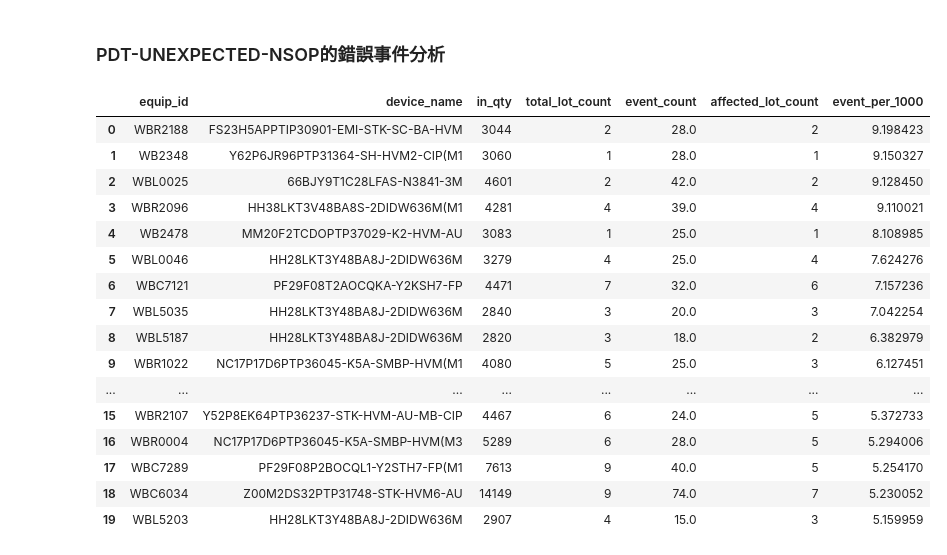
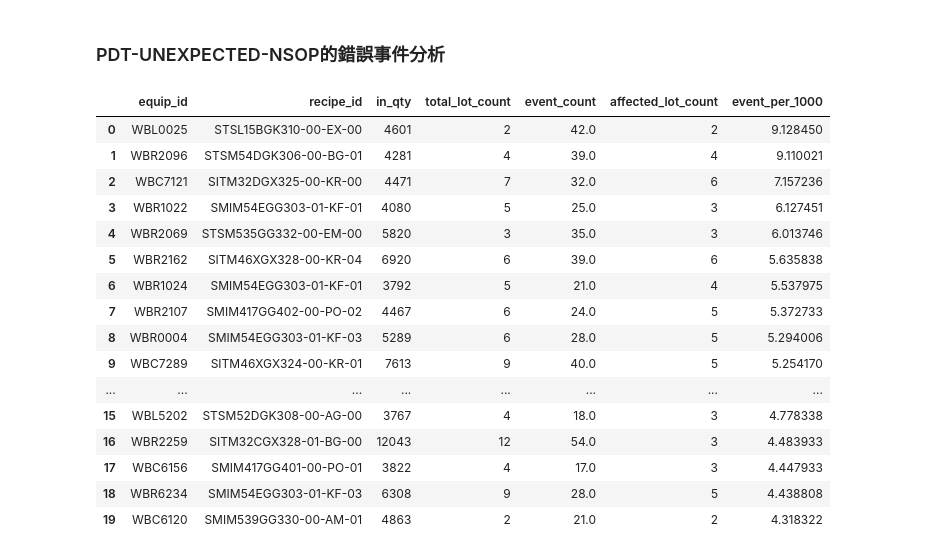
Before and after one commit to aceaceace123/test0804, a Jupyter notebook: WBMachine_ErrorEventAnalyze.ipynb, the cells around one changed output. Saved outputs shown, nothing was run; the diff lists cells and outputs as text; code cells hidden in the pictures.

```diff
--- a/WBMachine_ErrorEventAnalyze.ipynb
+++ b/WBMachine_ErrorEventAnalyze.ipynb
@@ -835,7 +836,7 @@ event = "PDT-UNEXPECTED-NSOP"
 event_count_summary_PDT_UNEXPECTED_NSOP = (
     df[df["eventmessage"] == event]
     .groupby(
-        ["equip_id", "device_name"],
+        ["equip_id", "recipe_id"],
         as_index=False,
         dropna=False
     )
@@ -855,7 +856,7 @@ production_run_summary_PDT_UNEXPECTED_NSOP = (
             "step_id",
             "lot_id",
             "equip_id",
-            "device_name"
+            "recipe_id"
         ],
         as_index=False,
         dropna=False
@@ -871,7 +872,7 @@ production_run_summary_PDT_UNEXPECTED_NSOP = (
 production_summary_PDT_UNEXPECTED_NSOP = (
     production_run_summary_PDT_UNEXPECTED_NSOP
     .groupby(
-        ["equip_id", "device_name"],
+        ["equip_id", "recipe_id"],
         as_index=False,
         dropna=False
     )
@@ -886,7 +887,7 @@ production_summary_PDT_UNEXPECTED_NSOP = (
 # --------------------------------------------------
 machine_device_summary_PDT_UNEXPECTED_NSOP = production_summary_PDT_UNEXPECTED_NSOP.merge(
     event_count_summary_PDT_UNEXPECTED_NSOP,
-    on=["equip_id", "device_name"],
+    on=["equip_id", "recipe_id"],
     how="left"
 )
 
@@ -914,50 +915,50 @@ machine_device_summary_PDT_UNEXPECTED_NSOP["event_per_1000"] = np.where(
 
 # --------------------------------------------------
 # 6. Lot 發生率
 # --------------------------------------------------
 # machine_device_summary["affected_lot_rate"] = np.where(
 #     machine_device_summary["total_lot_count"] > 0,
 #     machine_device_summary["affected_lot_count"]
 #     / machine_device_summary["total_lot_count"],
 #     np.nan
 # )
 
 # --------------------------------------------------
 # 7. 篩選掉太低的in_qty數量
 # --------------------------------------------------
 minimum_inqty_count_PDT_UNEXPECTED_NSOP=machine_device_summary_PDT_UNEXPECTED_NSOP['in_qty'].quantile(0.25)
 machine_device_summary_PDT_UNEXPECTED_NSOP=machine_device_summary_PDT_UNEXPECTED_NSOP[machine_device_summary_PDT_UNEXPECTED_NSOP['in_qty']>=minimum_inqty_count_PDT_UNEXPECTED_NSOP]
 # --------------------------------------------------
 # 8. 排序
 # --------------------------------------------------
 machine_device_summary_PDT_UNEXPECTED_NSOP = (
     machine_device_summary_PDT_UNEXPECTED_NSOP
     .sort_values(
         ["event_per_1000", "event_count"],
         ascending=[False, False]
     )
     .reset_index(drop=True)
 )
 
 machine_device_summary_PDT_UNEXPECTED_NSOP.head(20)
 # %% [output]
-|  | equip_id | device_name | in_qty | total_lot_count | event_count | affected_lot_count | event_per_1000 |
-| 0 | WBR2188 | FS23H5APPTIP30901-EMI-STK-SC-BA-HVM | 3044 | 2 | 28.0 | 2 | 9.198423 |
-| 1 | WB2348 | Y62P6JR96PTP31364-SH-HVM2-CIP(M1 | 3060 | 1 | 28.0 | 1 | 9.150327 |
-| 2 | WBL0025 | 66BJY9T1C28LFAS-N3841-3M | 4601 | 2 | 42.0 | 2 | 9.128450 |
-| 3 | WBR2096 | HH38LKT3V48BA8S-2DIDW636M(M1 | 4281 | 4 | 39.0 | 4 | 9.110021 |
-| 4 | WB2478 | MM20F2TCDOPTP37029-K2-HVM-AU | 3083 | 1 | 25.0 | 1 | 8.108985 |
-| 5 | WBL0046 | HH28LKT3Y48BA8J-2DIDW636M | 3279 | 4 | 25.0 | 4 | 7.624276 |
-| 6 | WBC7121 | PF29F08T2AOCQKA-Y2KSH7-FP | 4471 | 7 | 32.0 | 6 | 7.157236 |
-| 7 | WBL5035 | HH28LKT3Y48BA8J-2DIDW636M | 2840 | 3 | 20.0 | 3 | 7.042254 |
-| 8 | WBL5187 | HH28LKT3Y48BA8J-2DIDW636M | 2820 | 3 | 18.0 | 2 | 6.382979 |
-| 9 | WBR1022 | NC17P17D6PTP36045-K5A-SMBP-HVM(M1 | 4080 | 5 | 25.0 | 3 | 6.127451 |
+|  | equip_id | recipe_id | in_qty | total_lot_count | event_count | affected_lot_count | event_per_1000 |
+| 0 | WBL0025 | STSL15BGK310-00-EX-00 | 4601 | 2 | 42.0 | 2 | 9.128450 |
+| 1 | WBR2096 | STSM54DGK306-00-BG-01 | 4281 | 4 | 39.0 | 4 | 9.110021 |
+| 2 | WBC7121 | SITM32DGX325-00-KR-00 | 4471 | 7 | 32.0 | 6 | 7.157236 |
+| 3 | WBR1022 | SMIM54EGG303-01-KF-01 | 4080 | 5 | 25.0 | 3 | 6.127451 |
+| 4 | WBR2069 | STSM535GG332-00-EM-00 | 5820 | 3 | 35.0 | 3 | 6.013746 |
+| 5 | WBR2162 | SITM46XGX328-00-KR-04 | 6920 | 6 | 39.0 | 6 | 5.635838 |
+| 6 | WBR1024 | SMIM54EGG303-01-KF-01 | 3792 | 5 | 21.0 | 4 | 5.537975 |
+| 7 | WBR2107 | SMIM417GG402-00-PO-02 | 4467 | 6 | 24.0 | 5 | 5.372733 |
+| 8 | WBR0004 | SMIM54EGG303-01-KF-03 | 5289 | 6 | 28.0 | 5 | 5.294006 |
+| 9 | WBC7289 | SITM46XGX324-00-KR-01 | 7613 | 9 | 40.0 | 5 | 5.254170 |
 | ... | ... | ... | ... | ... | ... | ... | ... |
-| 15 | WBR2107 | Y52P8EK64PTP36237-STK-HVM-AU-MB-CIP | 4467 | 6 | 24.0 | 5 | 5.372733 |
-| 16 | WBR0004 | NC17P17D6PTP36045-K5A-SMBP-HVM(M3 | 5289 | 6 | 28.0 | 5 | 5.294006 |
-| 17 | WBC7289 | PF29F08P2BOCQL1-Y2STH7-FP(M1 | 7613 | 9 | 40.0 | 5 | 5.254170 |
-| 18 | WBC6034 | Z00M2DS32PTP31748-STK-HVM6-AU | 14149 | 9 | 74.0 | 7 | 5.230052 |
-| 19 | WBL5203 | HH28LKT3Y48BA8J-2DIDW636M | 2907 | 4 | 15.0 | 3 | 5.159959 |
+| 15 | WBL5202 | STSM52DGK308-00-AG-00 | 3767 | 4 | 18.0 | 3 | 4.778338 |
+| 16 | WBR2259 | SITM32CGX328-01-BG-00 | 12043 | 12 | 54.0 | 3 | 4.483933 |
+| 17 | WBC6156 | SMIM417GG401-00-PO-01 | 3822 | 4 | 17.0 | 3 | 4.447933 |
+| 18 | WBR6234 | SMIM54EGG303-01-KF-03 | 6308 | 9 | 28.0 | 5 | 4.438808 |
+| 19 | WBC6120 | SMIM539GG330-00-AM-01 | 4863 | 2 | 21.0 | 2 | 4.318322 |
 # %%
 # # 1. 找出錯誤總次數最高的 Top 20 機台
 # top20_machines_PDT_UNEXPECTED_NSOP = (
```
Also changed, not shown: parts of 10 cells of this notebook.
